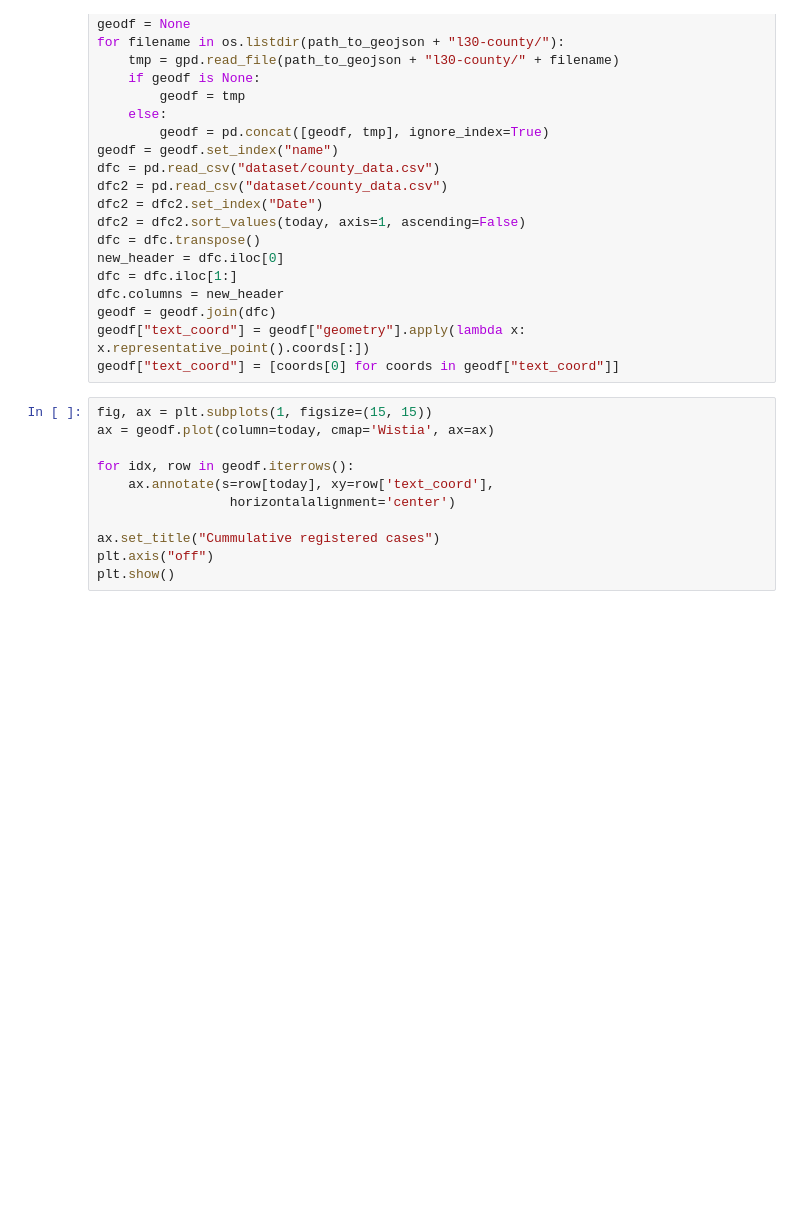
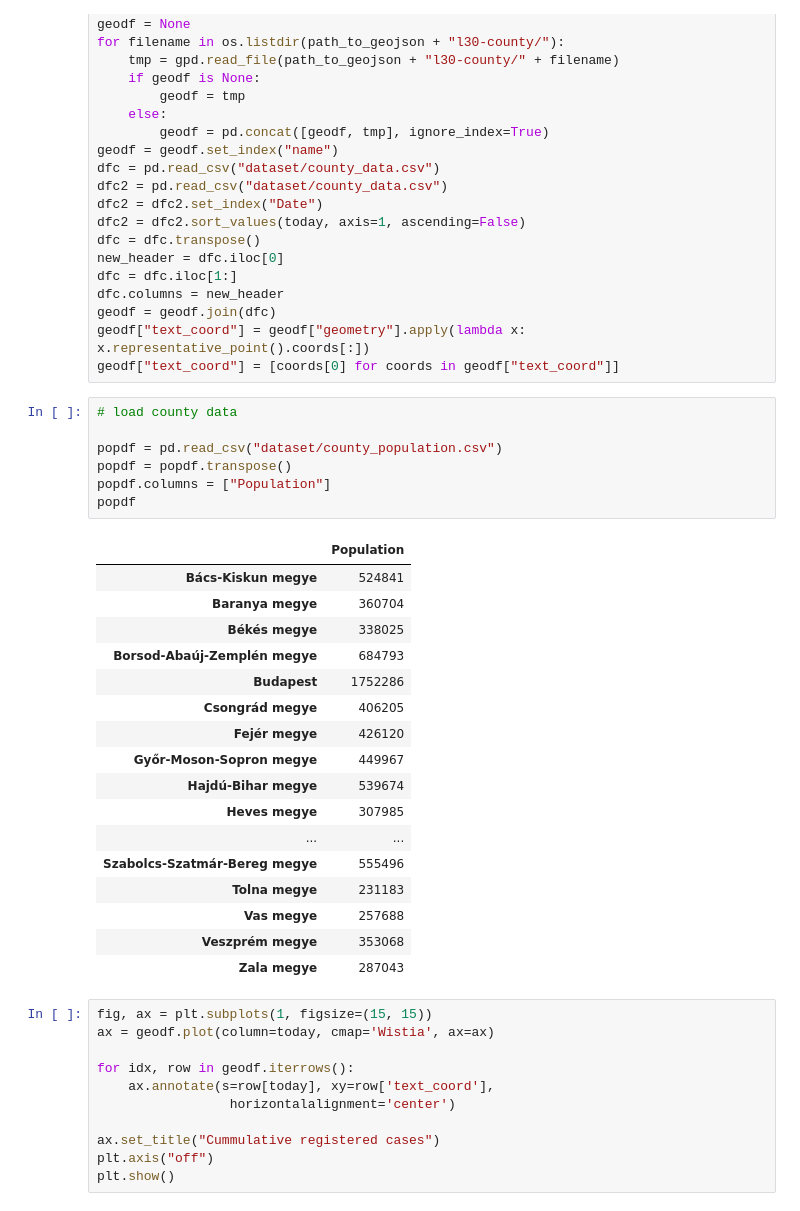
Before and after one commit to pgabor/covid-hungary, a Jupyter notebook: report.ipynb, the cells around one changed output. Cells and saved outputs as stored; diff of their text form; blank space fills up the shorter version.

```diff
--- a/report.ipynb
+++ b/report.ipynb
@@ -543,6 +575,31 @@ dfc.columns = new_header
 geodf = geodf.join(dfc)
 geodf["text_coord"] = geodf["geometry"].apply(lambda x: x.representative_point().coords[:])
 geodf["text_coord"] = [coords[0] for coords in geodf["text_coord"]]
+# %%
+# load county data
+
+popdf = pd.read_csv("dataset/county_population.csv")
+popdf = popdf.transpose()
+popdf.columns = ["Population"]
+popdf
+# %% [output]
+|  | Population |
+| Bács-Kiskun megye | 524841 |
+| Baranya megye | 360704 |
+| Békés megye | 338025 |
+| Borsod-Abaúj-Zemplén megye | 684793 |
+| Budapest | 1752286 |
+| Csongrád megye | 406205 |
+| Fejér megye | 426120 |
+| Győr-Moson-Sopron megye | 449967 |
+| Hajdú-Bihar megye | 539674 |
+| Heves megye | 307985 |
+| ... | ... |
+| Szabolcs-Szatmár-Bereg megye | 555496 |
+| Tolna megye | 231183 |
+| Vas megye | 257688 |
+| Veszprém megye | 353068 |
+| Zala megye | 287043 |
 # %%
 fig, ax = plt.subplots(1, figsize=(15, 15))
 ax = geodf.plot(column=today, cmap='Wistia', ax=ax)
```
Also changed, not shown: parts of 10 cells of this notebook, 5 other files.
